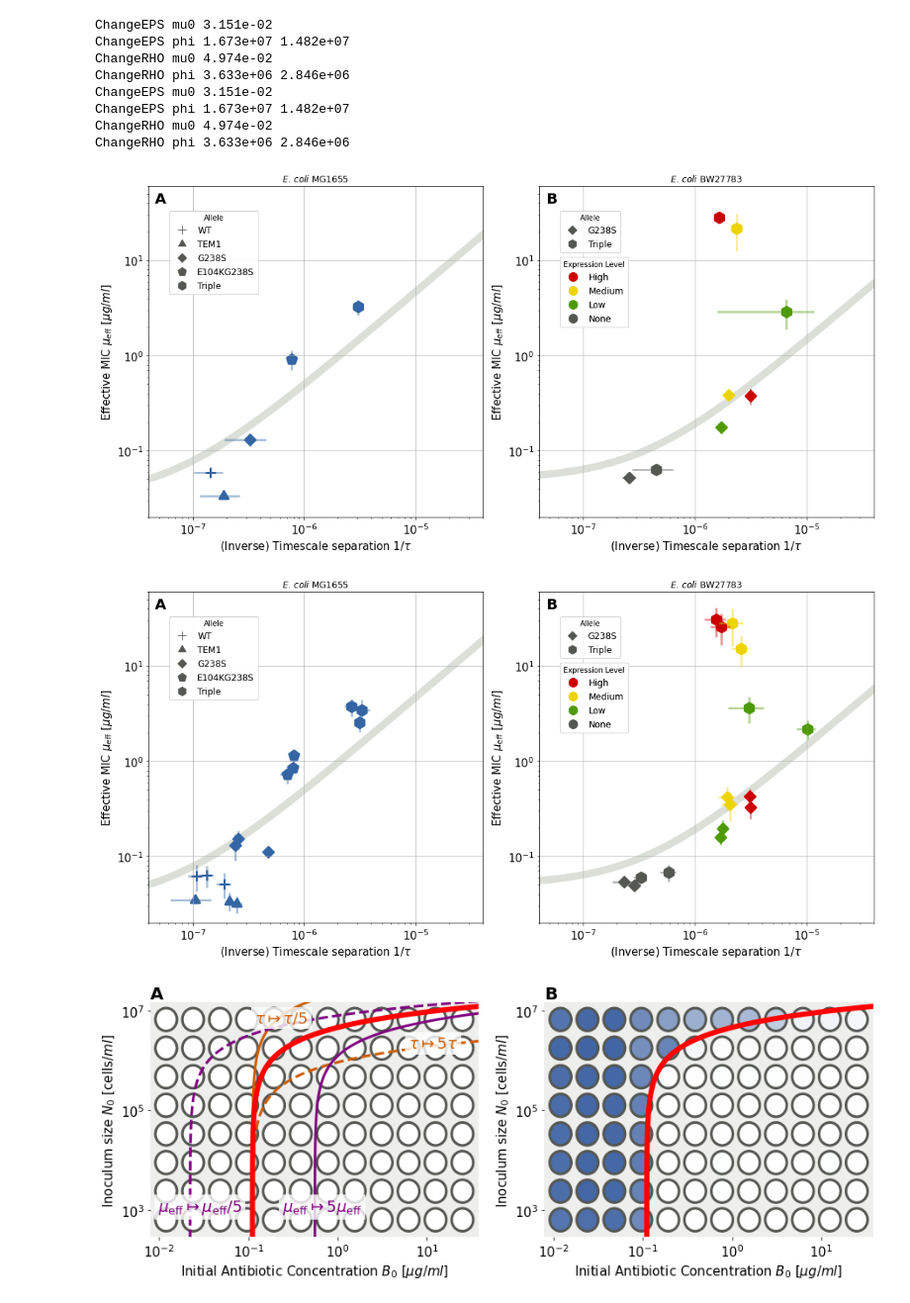
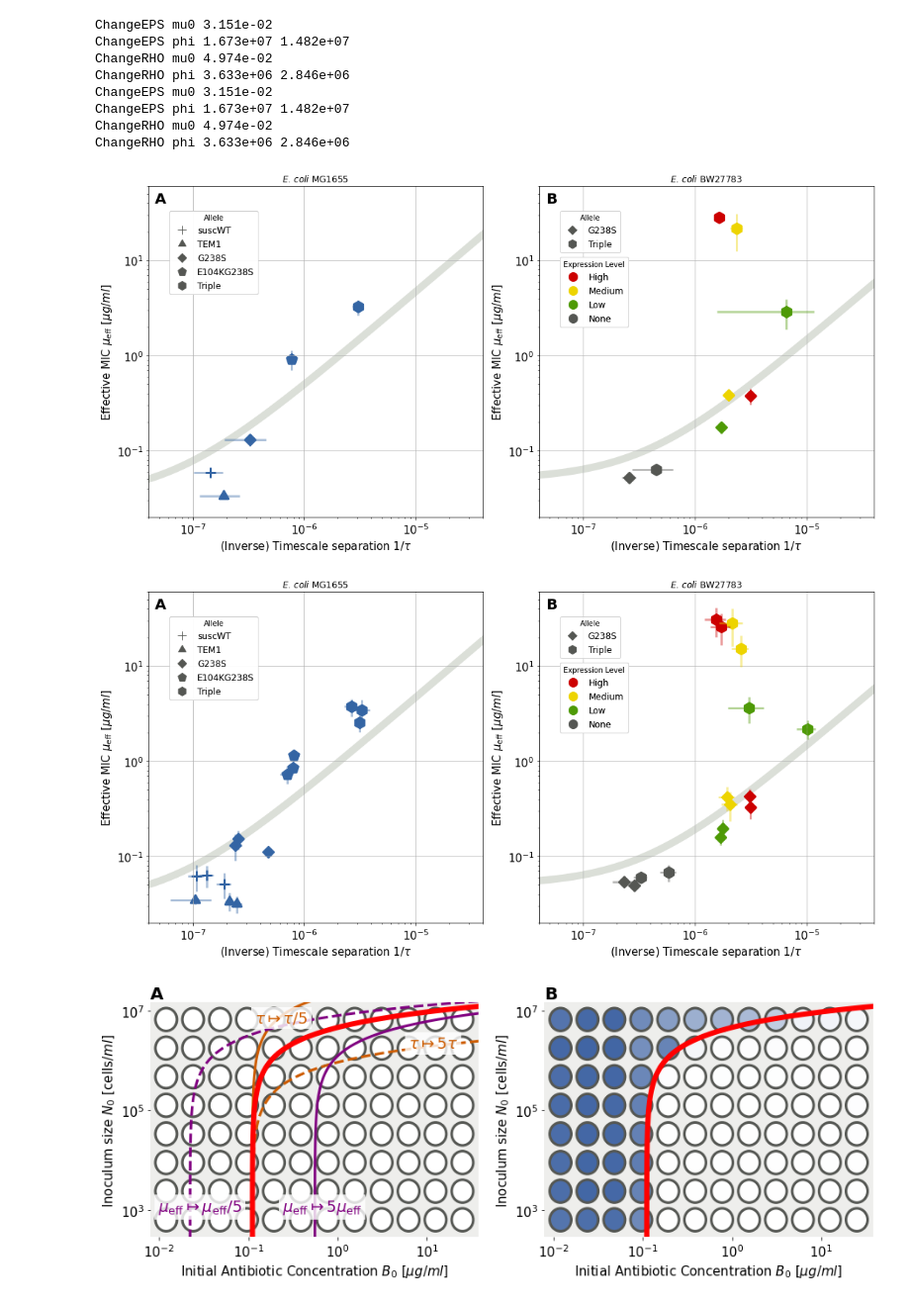
Before and after one commit to Michael000777/antibiotics, a Jupyter notebook: Plots/Plots for Manuscript.ipynb, the cells around one changed output. Shown at 99% size. Cells and saved outputs as stored; diff of their text form; code cells hidden in the pictures.

Commit message:
minor plot updates

```diff
--- a/Plots/Plots for Manuscript.ipynb
+++ b/Plots/Plots for Manuscript.ipynb
@@ -24,7 +24,7 @@ plot_xfigsize    = 15
 # %%
 basedir = '../ExperimentalData/'
 
-design_assignment_ChangeEPS = {  'ChangeEPS_WT.xlsx':         [0, 1, 2],
+design_assignment_ChangeEPS = {  'ChangeEPS_suscWT.xlsx':     [0, 1, 2],
                                  'ChangeEPS_TEM1.xlsx':       [0, 0, 1, 1, 2, 2],
                                  'ChangeEPS_E104KG238S.xlsx': [0, 0, 1, 1, 2, 2],
                                  'ChangeEPS_G238S.xlsx':      [0, 0, 1, 1, 2, 2],
@@ -105,7 +105,7 @@ ChangeRHO_Triple.xlsx
 40 rows × 27 columns
 # %%
 colors    = {'ChangeEPS':'#3465a4','ChangeRHO':'TAB:ORANGE'}
-alleles   = {'WT':'+','TEM1': 3,'G238S': 4,'E104KG238S': 5,'Triple': 6}
+alleles   = {'suscWT':'+','TEM1': 3,'G238S': 4,'E104KG238S': 5,'Triple': 6}
 exprlevel = {'-IPTG':1,'+IPTG':3,'None':3,'Low':3,'Med':3,'High':3}
 
 ChangeRHO_colors = pd.DataFrame(data = [['ChangeRHO','High', '#cc0000'], ['ChangeRHO','Med', '#edd400'], ['ChangeRHO','Low','#4e9a06'], ['ChangeRHO','None','#555753']],columns = ['exp','ExprLevel','color'])
@@ -286,8 +286,6 @@ def PlotTauMIC(filename                = 'tau_smic.pdf',
         strain_legend_labels  = [ChangeEPS_label, ChangeRHO_label]
         axplot['ChangeEPS'].legend(strain_legend_markers, strain_legend_labels, title = 'Strain', bbox_to_anchor = legendpos_strain, loc = 'upper left', fontsize = legend_fontsize)
         axplot['ChangeEPS'].grid()
-        #axplot['ChangeEPS'].annotate('A',[.03,.93],weight='bold',fontsize = panelID_fontsize, xycoords = 'axes fraction')
-
 
     else:
         allele_legend_markers1 = [matplotlib.lines.Line2D([0],[0], marker = polygon(corners = marker), color = legendcolor, markersize = 12, linestyle='None') for label,marker in alleles.items()]
@@ -299,14 +297,6 @@ def PlotTauMIC(filename                = 'tau_smic.pdf',
         allele_legend_labels2  = ['G238S','Triple']
         allele_legend2 = axplot['ChangeRHO'].legend(allele_legend_markers2, allele_legend_labels2, title = 'Allele',bbox_to_anchor = legendpos_allele, loc = 'upper left', fontsize = legend_fontsize)
         axplot['ChangeRHO'].add_artist(allele_legend2)
-
-        #exprlvl_legend_markers1 = [  matplotlib.lines.Line2D([0],[0], marker = polygon(20, False),       markerfacecolor = plot_color_shape.loc[('ChangeRHO','G238S','High')]['color'], markeredgecolor = plot_color_shape.loc[('ChangeRHO','G238S','High')]['color'], linestyle = 'None', markersize = 12),
-        #                             matplotlib.lines.Line2D([0],[0], marker = polygon(20, True),        markerfacecolor = 'None',      markeredgecolor = plot_color_shape.loc[('ChangeRHO','G238S','Med')]['color'], linestyle = 'None', markersize = 12),
-        #                             matplotlib.lines.Line2D([0],[0], marker = polygon(20, False),       markerfacecolor = 'None',      markeredgecolor = plot_color_shape.loc[('ChangeRHO','G238S','Low')]['color'], linestyle = 'None', markersize = 12),
-        #                             matplotlib.lines.Line2D([0],[0], marker = polygon(20, False, True), markerfacecolor = 'None',      markeredgecolor = plot_color_shape.loc[('ChangeRHO','G238S','None')]['color'], linestyle = 'None', markersize = 12)]
-        #exprlvl_legend_labels1  = ['High', 'Medium', 'Low', 'None']
-        #exprlvl_legend1 = axplot['ChangeEPS'].legend(exprlvl_legend_markers1, exprlvl_legend_labels1, title = 'Expression Level', bbox_to_anchor = legendpos_exprlvl, loc = 'upper left', fontsize = legend_fontsize)
-        #axplot['ChangeEPS'].add_artist(exprlvl_legend1)
 
         exprlvl_legend_markers2 = [  matplotlib.lines.Line2D([0],[0], marker = polygon(20, False), markerfacecolor = plot_color_shape.loc[('ChangeRHO','G238S','High')]['color'], markeredgecolor = plot_color_shape.loc[('ChangeRHO','G238S','High')]['color'], linestyle = 'None', markersize = 12),
                                      matplotlib.lines.Line2D([0],[0], marker = polygon(20, False), markerfacecolor = plot_color_shape.loc[('ChangeRHO','G238S','Med')]['color'],      markeredgecolor = plot_color_shape.loc[('ChangeRHO','G238S','Med')]['color'], linestyle = 'None', markersize = 12),
@@ -326,42 +316,40 @@ def PlotTauMIC(filename                = 'tau_smic.pdf',
         axplot['ChangeEPS'].grid(zorder = -1)
         axplot['ChangeRHO'].grid(zorder= -1)
 
-    #print(results_local)
-
     fig.tight_layout()
     if isinstance(filename,list):
         for f in filename:
             fig.savefig(f)
     else:
         fig.savefig(filename)
 
 
-PlotTauMIC(filename = ['fig4_tauscmic.pdf','fig4_tauscmic.png'],
+PlotTauMIC(filename = ['fig5_tauscmic.pdf','fig5_tauscmic.png'],
            exclude_experiment_keys = [title for title in results['Title'] if '-IPTG' in title],
            exclude_from_fit = ['Triple_High_1','Triple_High_2','Triple_Med_1','Triple_Med_2'],
            separate_strains = True,
            average_replicates = True,
            show_errors = True,
-           experiments_for_mu=['WT', 'None'])
+           experiments_for_mu=['suscWT', 'None'])
 
-PlotTauMIC(filename = ['fig4_tauscmic_replicates.pdf','fig4_tauscmic_replicates.png'],
+PlotTauMIC(filename = ['fig5_tauscmic_replicates.pdf','fig5_tauscmic_replicates.png'],
            exclude_experiment_keys = [title for title in results['Title'] if '-IPTG' in title],
            exclude_from_fit = ['Triple_High_1','Triple_High_2','Triple_Med_1','Triple_Med_2'],
            separate_strains = True,
            average_replicates = False,
            show_errors = True,
-           experiments_for_mu=['WT', 'None'])
+           experiments_for_mu=['suscWT', 'None'])
 # %% [output]
 ChangeEPS mu0 3.151e-02
 ChangeEPS phi 1.673e+07 1.482e+07
 ChangeRHO mu0 4.974e-02
 ChangeRHO phi 3.633e+06 2.846e+06
 ChangeEPS mu0 3.151e-02
 ChangeEPS phi 1.673e+07 1.482e+07
 ChangeRHO mu0 4.974e-02
 ChangeRHO phi 3.633e+06 2.846e+06
-[figure, old version]
+[figure, new version]
-[figure, old version]
+[figure, new version]
 # %%
 filename             = basedir + 'ChangeEPS/ChangeEPS_G238S.xlsx'
 experiment_index     = 1
```
Also changed, not shown: parts of 2 cells of this notebook.
